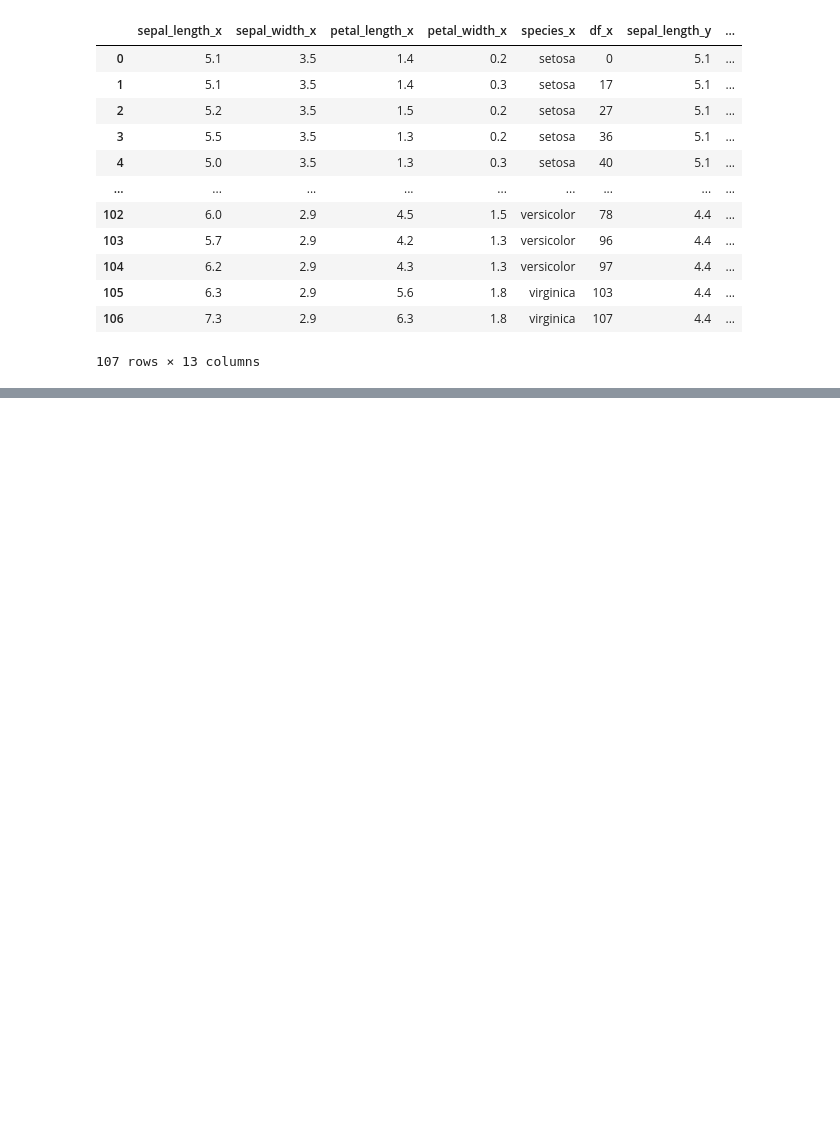
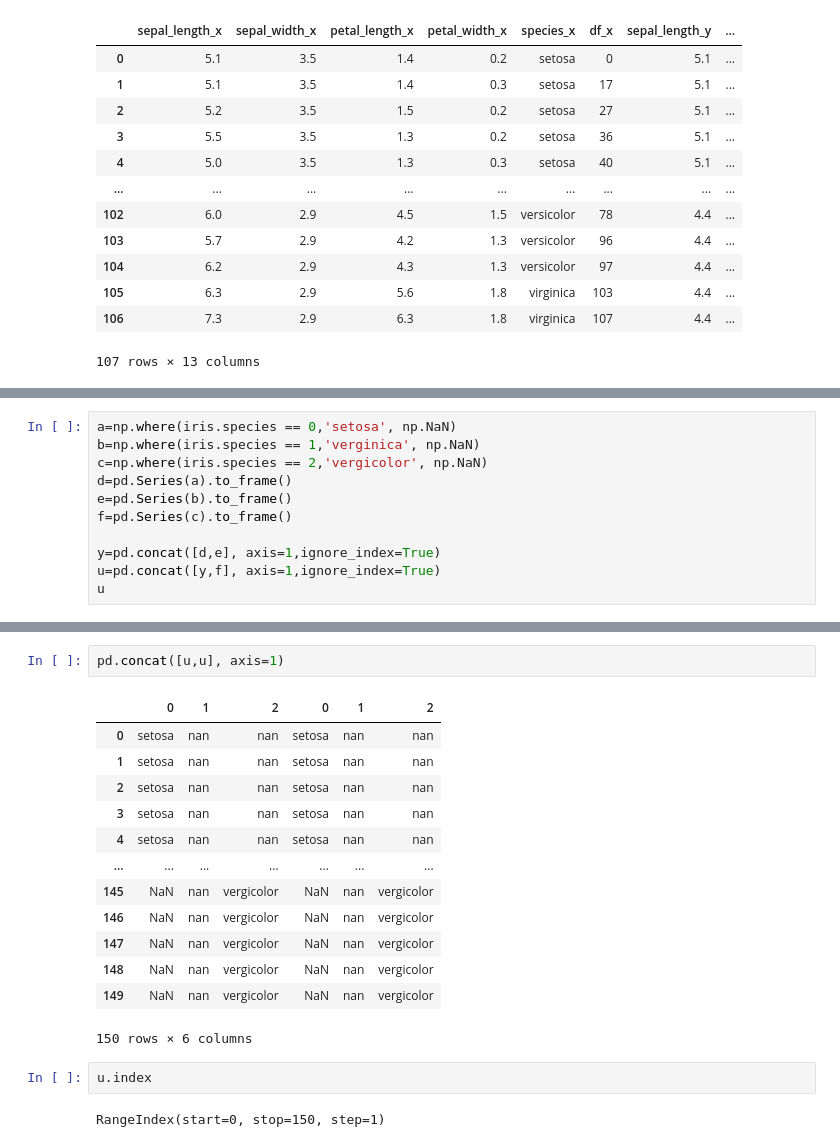
Before and after one commit to vvbshvv/12.22-, a Jupyter notebook: 연습6.ipynb, the cells around one changed output, grey strips where cells are left out. Cells and saved outputs as stored; diff of their text form; blank space fills up the shorter version.

```diff
--- a/연습6.ipynb
+++ b/연습6.ipynb
@@ -172,0 +224,11 @@ a
+# %%
+a=np.where(iris.species == 0,'setosa', np.NaN)
+b=np.where(iris.species == 1,'verginica', np.NaN)
+c=np.where(iris.species == 2,'vergicolor', np.NaN)
+d=pd.Series(a).to_frame()
+e=pd.Series(b).to_frame()
+f=pd.Series(c).to_frame()
+
+y=pd.concat([d,e], axis=1,ignore_index=True)
+u=pd.concat([y,f], axis=1,ignore_index=True)
+u
@@ -172,0 +281,20 @@ a
+# %%
+pd.concat([u,u], axis=1)
+# %% [output]
+|  | 0 | 1 | 2 | 0 | 1 | 2 |
+| 0 | setosa | nan | nan | setosa | nan | nan |
+| 1 | setosa | nan | nan | setosa | nan | nan |
+| 2 | setosa | nan | nan | setosa | nan | nan |
+| 3 | setosa | nan | nan | setosa | nan | nan |
+| 4 | setosa | nan | nan | setosa | nan | nan |
+| ... | ... | ... | ... | ... | ... | ... |
+| 145 | NaN | nan | vergicolor | NaN | nan | vergicolor |
+| 146 | NaN | nan | vergicolor | NaN | nan | vergicolor |
+| 147 | NaN | nan | vergicolor | NaN | nan | vergicolor |
+| 148 | NaN | nan | vergicolor | NaN | nan | vergicolor |
+| 149 | NaN | nan | vergicolor | NaN | nan | vergicolor |
+150 rows × 6 columns
+# %%
+u.index
+# %% [output]
+RangeIndex(start=0, stop=150, step=1)
```
Also changed, not shown: parts of 28 cells of this notebook.
